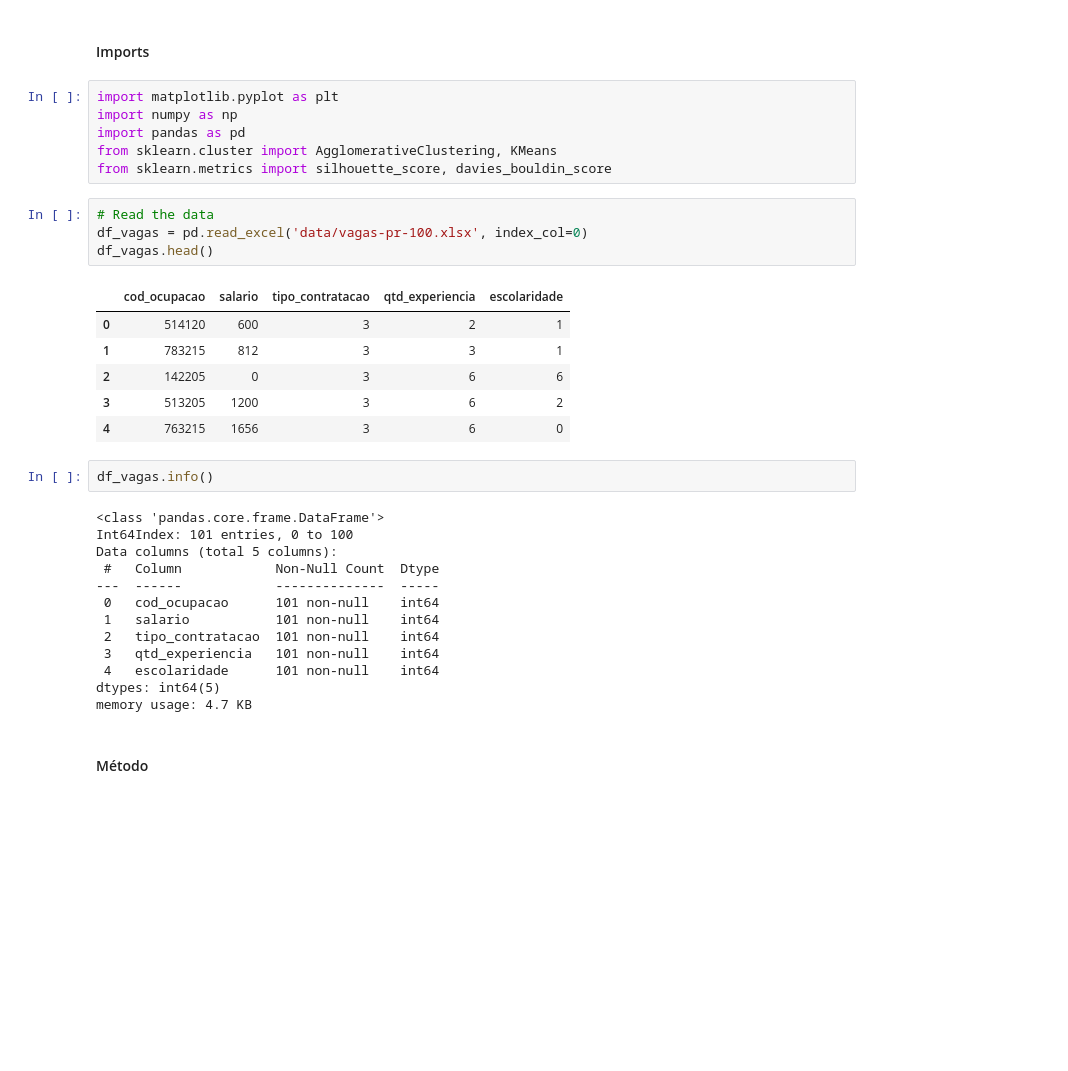
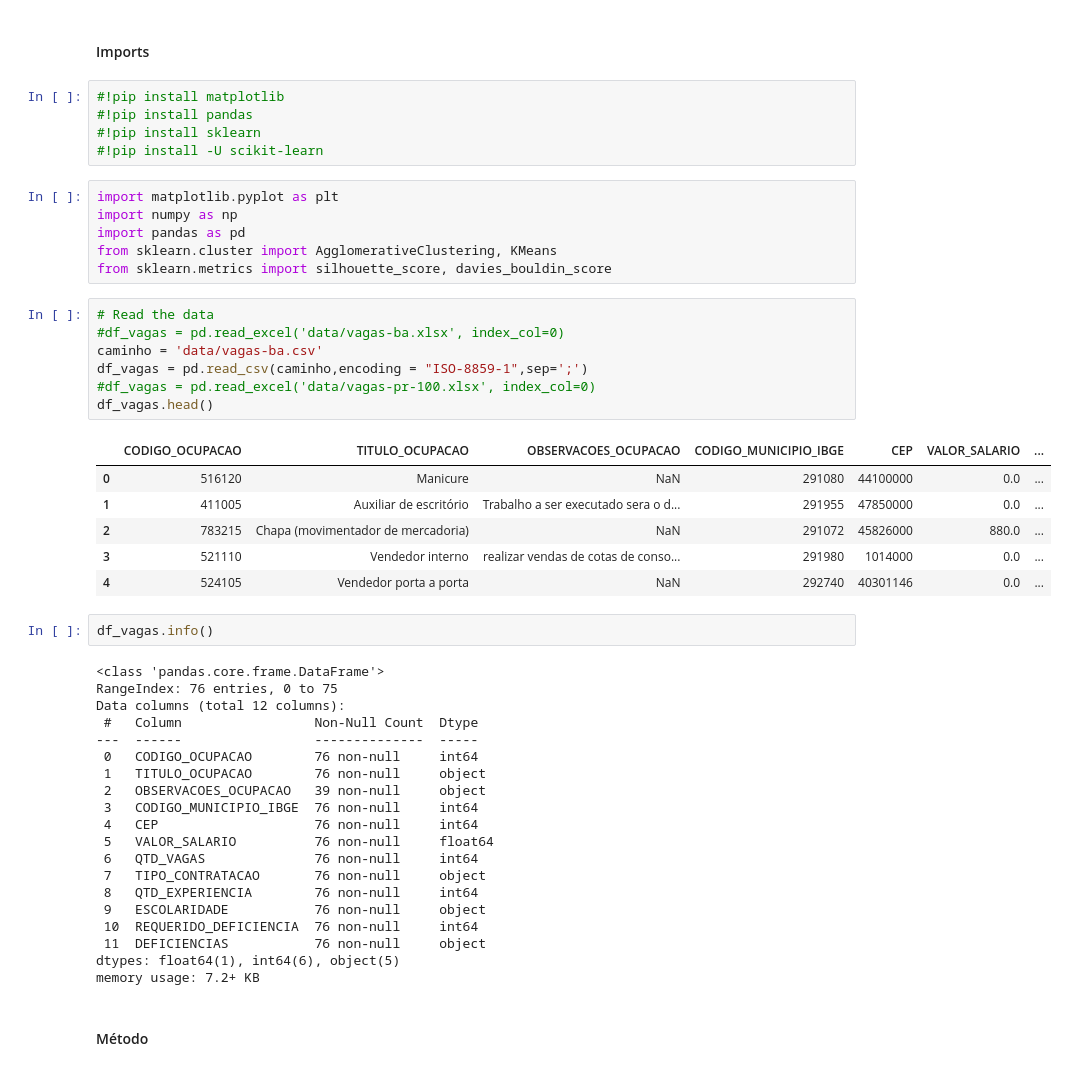
Before and after one commit to edmilsondejesus/match-emprego, a Jupyter notebook: avaliacao-hiperparametros.ipynb, the cells around one changed output. Cells and saved outputs as stored; diff of their text form; blank space fills up the shorter version.

```diff
--- a/avaliacao-hiperparametros.ipynb
+++ b/avaliacao-hiperparametros.ipynb
@@ -4,6 +4,11 @@
 # Avaliação de hiperparâmetros para agrupamento particional (KMeans) e hierárquico
 # %% [markdown]
 #### Imports
+# %%
+#!pip install matplotlib
+#!pip install pandas
+#!pip install sklearn
+#!pip install -U scikit-learn
 # %%
 import matplotlib.pyplot as plt
 import numpy as np
@@ -12,30 +17,40 @@ from sklearn.cluster import AgglomerativeClustering, KMeans
 from sklearn.metrics import silhouette_score, davies_bouldin_score
 # %%
 # Read the data
-df_vagas = pd.read_excel('data/vagas-pr-100.xlsx', index_col=0)
+#df_vagas = pd.read_excel('data/vagas-ba.xlsx', index_col=0)
+caminho = 'data/vagas-ba.csv'
+df_vagas = pd.read_csv(caminho,encoding = "ISO-8859-1",sep=';')
+#df_vagas = pd.read_excel('data/vagas-pr-100.xlsx', index_col=0)
 df_vagas.head()
 # %% [output]
-|  | cod_ocupacao | salario | tipo_contratacao | qtd_experiencia | escolaridade |
-| 0 | 514120 | 600 | 3 | 2 | 1 |
-| 1 | 783215 | 812 | 3 | 3 | 1 |
-| 2 | 142205 | 0 | 3 | 6 | 6 |
-| 3 | 513205 | 1200 | 3 | 6 | 2 |
-| 4 | 763215 | 1656 | 3 | 6 | 0 |
+|  | CODIGO_OCUPACAO | TITULO_OCUPACAO | OBSERVACOES_OCUPACAO | CODIGO_MUNICIPIO_IBGE | CEP | VALOR_SALARIO | ... |
+| 0 | 516120 | Manicure | NaN | 291080 | 44100000 | 0.0 | ... |
+| 1 | 411005 | Auxiliar de escritório | Trabalho a ser executado sera o d... | 291955 | 47850000 | 0.0 | ... |
+| 2 | 783215 | Chapa (movimentador de mercadoria) | NaN | 291072 | 45826000 | 880.0 | ... |
+| 3 | 521110 | Vendedor interno | realizar vendas de cotas de conso... | 291980 | 1014000 | 0.0 | ... |
+| 4 | 524105 | Vendedor porta a porta | NaN | 292740 | 40301146 | 0.0 | ... |
 # %%
 df_vagas.info()
 # %% [output]
 <class 'pandas.core.frame.DataFrame'>
-Int64Index: 101 entries, 0 to 100
-Data columns (total 5 columns):
- #   Column            Non-Null Count  Dtype
----  ------            --------------  -----
- 0   cod_ocupacao      101 non-null    int64
- 1   salario           101 non-null    int64
- 2   tipo_contratacao  101 non-null    int64
- 3   qtd_experiencia   101 non-null    int64
- 4   escolaridade      101 non-null    int64
-dtypes: int64(5)
-memory usage: 4.7 KB
+RangeIndex: 76 entries, 0 to 75
+Data columns (total 12 columns):
+ #   Column                 Non-Null Count  Dtype
+---  ------                 --------------  -----
+ 0   CODIGO_OCUPACAO        76 non-null     int64
+ 1   TITULO_OCUPACAO        76 non-null     object
+ 2   OBSERVACOES_OCUPACAO   39 non-null     object
+ 3   CODIGO_MUNICIPIO_IBGE  76 non-null     int64
+ 4   CEP                    76 non-null     int64
+ 5   VALOR_SALARIO          76 non-null     float64
+ 6   QTD_VAGAS              76 non-null     int64
+ 7   TIPO_CONTRATACAO       76 non-null     object
+ 8   QTD_EXPERIENCIA        76 non-null     int64
+ 9   ESCOLARIDADE           76 non-null     object
+ 10  REQUERIDO_DEFICIENCIA  76 non-null     int64
+ 11  DEFICIENCIAS           76 non-null     object
+dtypes: float64(1), int64(6), object(5)
+memory usage: 7.2+ KB
 # %% [markdown]
 #### Método
 # %%
```
Also changed, not shown: parts of 3 cells of this notebook, 4 other files.
